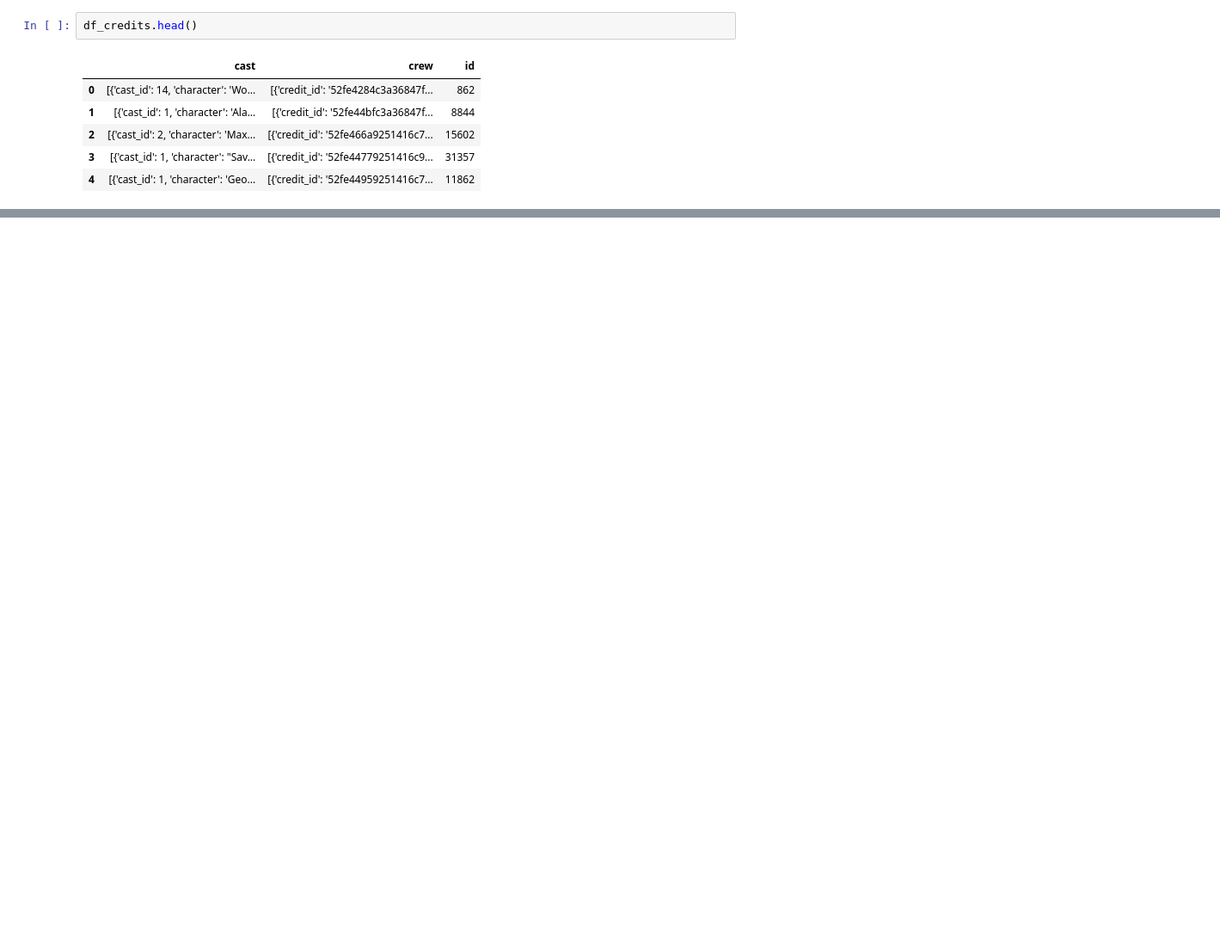
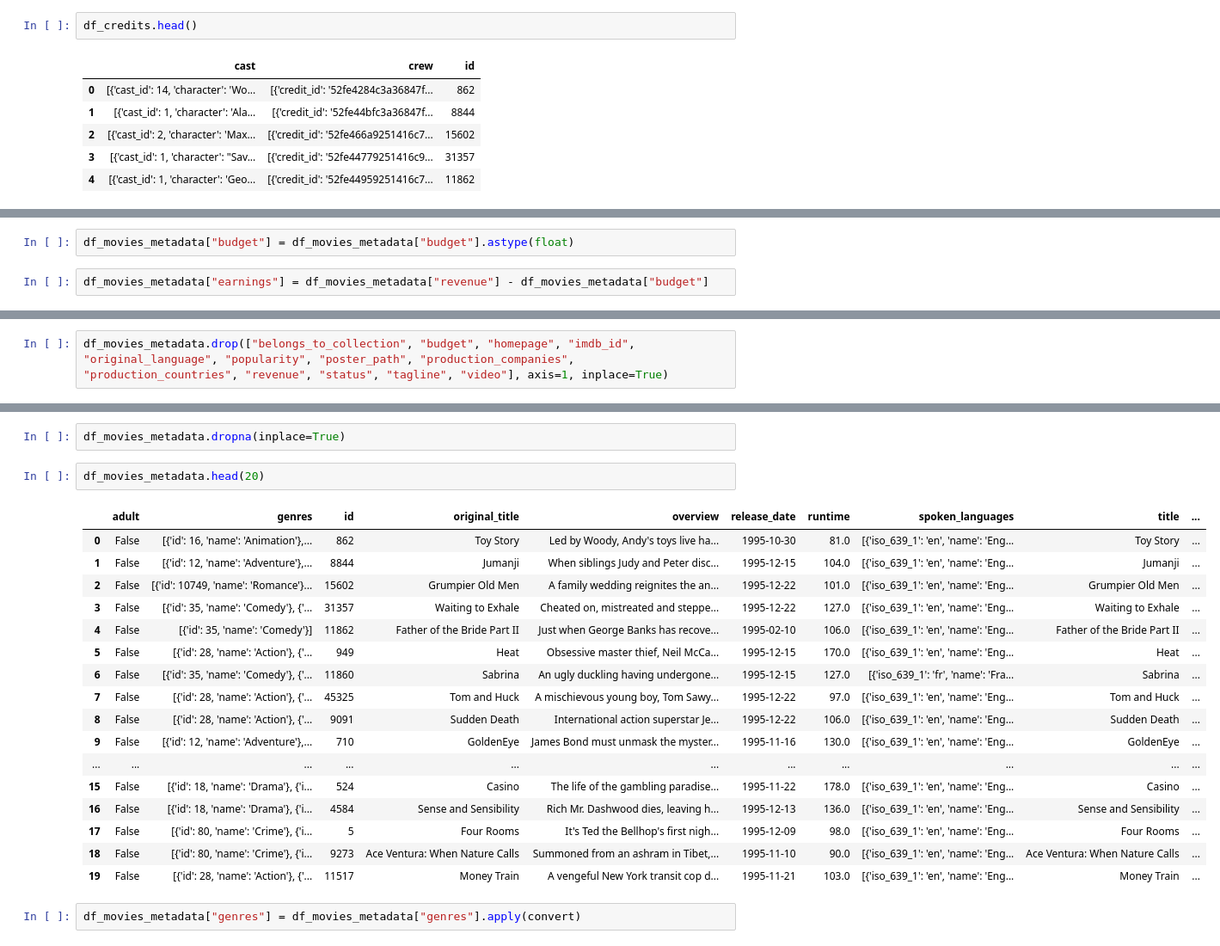
Before and after one commit to Nikolay-KY/big_data_02_24, a Jupyter notebook: day_12.ipynb, the cells around one changed output, grey strips where cells are left out. Shown at 86% size. Drawn from its saved outputs; the diff is of its cells as text; blank space fills up the shorter version.

```diff
--- a/day_12.ipynb
+++ b/day_12.ipynb
@@ -35,0 +233,4 @@ df_credits.head()
+# %%
+df_movies_metadata["budget"] = df_movies_metadata["budget"].astype(float)
+# %%
+df_movies_metadata["earnings"] = df_movies_metadata["revenue"] - df_movies_metadata["budget"]
@@ -35,0 +272,2 @@ df_credits.head()
+# %%
+df_movies_metadata.drop(["belongs_to_collection", "budget", "homepage", "imdb_id", "original_language", "popularity", "poster_path", "production_companies", "production_countries", "revenue", "status", "tagline", "video"], axis=1, inplace=True)
@@ -35,0 +303,24 @@ df_credits.head()
+# %%
+df_movies_metadata.dropna(inplace=True)
+# %%
+df_movies_metadata.head(20)
+# %% [output]
+|  | adult | genres | id | original_title | overview | release_date | runtime | spoken_languages | title | ... |
+| 0 | False | [{'id': 16, 'name': 'Animation'},... | 862 | Toy Story | Led by Woody, Andy's toys live ha... | 1995-10-30 | 81.0 | [{'iso_639_1': 'en', 'name': 'Eng... | Toy Story | ... |
+| 1 | False | [{'id': 12, 'name': 'Adventure'},... | 8844 | Jumanji | When siblings Judy and Peter disc... | 1995-12-15 | 104.0 | [{'iso_639_1': 'en', 'name': 'Eng... | Jumanji | ... |
+| 2 | False | [{'id': 10749, 'name': 'Romance'}... | 15602 | Grumpier Old Men | A family wedding reignites the an... | 1995-12-22 | 101.0 | [{'iso_639_1': 'en', 'name': 'Eng... | Grumpier Old Men | ... |
+| 3 | False | [{'id': 35, 'name': 'Comedy'}, {'... | 31357 | Waiting to Exhale | Cheated on, mistreated and steppe... | 1995-12-22 | 127.0 | [{'iso_639_1': 'en', 'name': 'Eng... | Waiting to Exhale | ... |
+| 4 | False | [{'id': 35, 'name': 'Comedy'}] | 11862 | Father of the Bride Part II | Just when George Banks has recove... | 1995-02-10 | 106.0 | [{'iso_639_1': 'en', 'name': 'Eng... | Father of the Bride Part II | ... |
+| 5 | False | [{'id': 28, 'name': 'Action'}, {'... | 949 | Heat | Obsessive master thief, Neil McCa... | 1995-12-15 | 170.0 | [{'iso_639_1': 'en', 'name': 'Eng... | Heat | ... |
+| 6 | False | [{'id': 35, 'name': 'Comedy'}, {'... | 11860 | Sabrina | An ugly duckling having undergone... | 1995-12-15 | 127.0 | [{'iso_639_1': 'fr', 'name': 'Fra... | Sabrina | ... |
+| 7 | False | [{'id': 28, 'name': 'Action'}, {'... | 45325 | Tom and Huck | A mischievous young boy, Tom Sawy... | 1995-12-22 | 97.0 | [{'iso_639_1': 'en', 'name': 'Eng... | Tom and Huck | ... |
+| 8 | False | [{'id': 28, 'name': 'Action'}, {'... | 9091 | Sudden Death | International action superstar Je... | 1995-12-22 | 106.0 | [{'iso_639_1': 'en', 'name': 'Eng... | Sudden Death | ... |
+| 9 | False | [{'id': 12, 'name': 'Adventure'},... | 710 | GoldenEye | James Bond must unmask the myster... | 1995-11-16 | 130.0 | [{'iso_639_1': 'en', 'name': 'Eng... | GoldenEye | ... |
+| ... | ... | ... | ... | ... | ... | ... | ... | ... | ... | ... |
+| 15 | False | [{'id': 18, 'name': 'Drama'}, {'i... | 524 | Casino | The life of the gambling paradise... | 1995-11-22 | 178.0 | [{'iso_639_1': 'en', 'name': 'Eng... | Casino | ... |
+| 16 | False | [{'id': 18, 'name': 'Drama'}, {'i... | 4584 | Sense and Sensibility | Rich Mr. Dashwood dies, leaving h... | 1995-12-13 | 136.0 | [{'iso_639_1': 'en', 'name': 'Eng... | Sense and Sensibility | ... |
+| 17 | False | [{'id': 80, 'name': 'Crime'}, {'i... | 5 | Four Rooms | It's Ted the Bellhop's first nigh... | 1995-12-09 | 98.0 | [{'iso_639_1': 'en', 'name': 'Eng... | Four Rooms | ... |
+| 18 | False | [{'id': 80, 'name': 'Crime'}, {'i... | 9273 | Ace Ventura: When Nature Calls | Summoned from an ashram in Tibet,... | 1995-11-10 | 90.0 | [{'iso_639_1': 'en', 'name': 'Eng... | Ace Ventura: When Nature Calls | ... |
+| 19 | False | [{'id': 28, 'name': 'Action'}, {'... | 11517 | Money Train | A vengeful New York transit cop d... | 1995-11-21 | 103.0 | [{'iso_639_1': 'en', 'name': 'Eng... | Money Train | ... |
+# %%
+df_movies_metadata["genres"] = df_movies_metadata["genres"].apply(convert)
```
Also changed, not shown: parts of 71 cells of this notebook.
